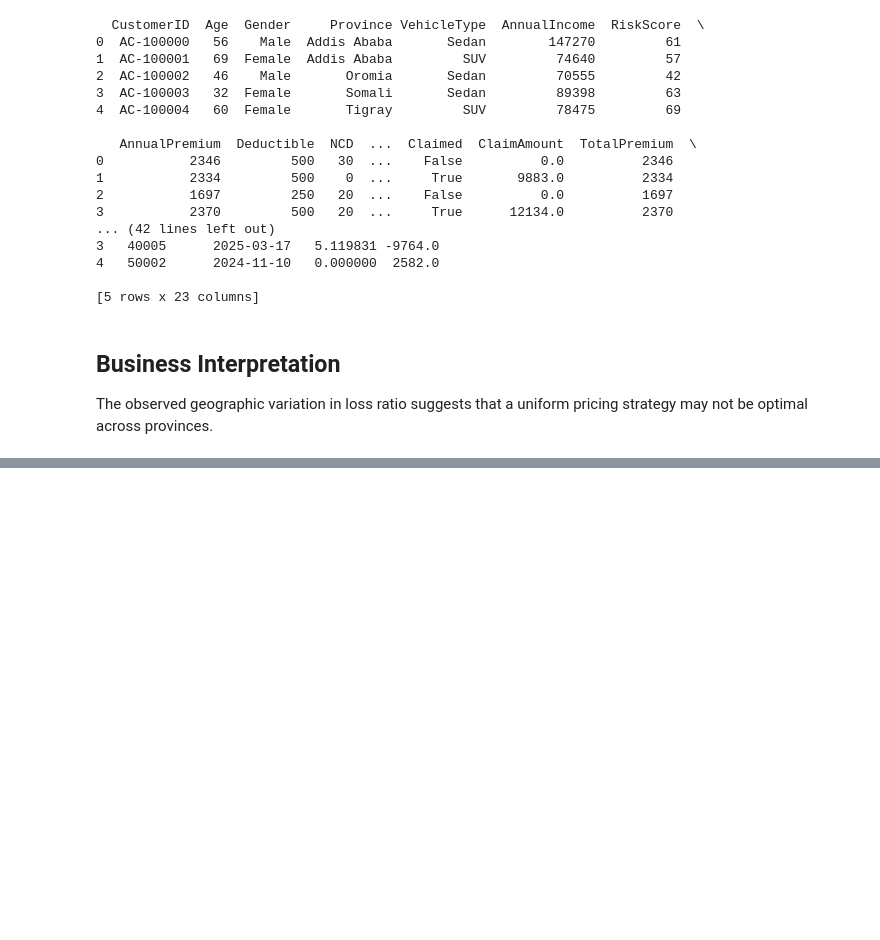
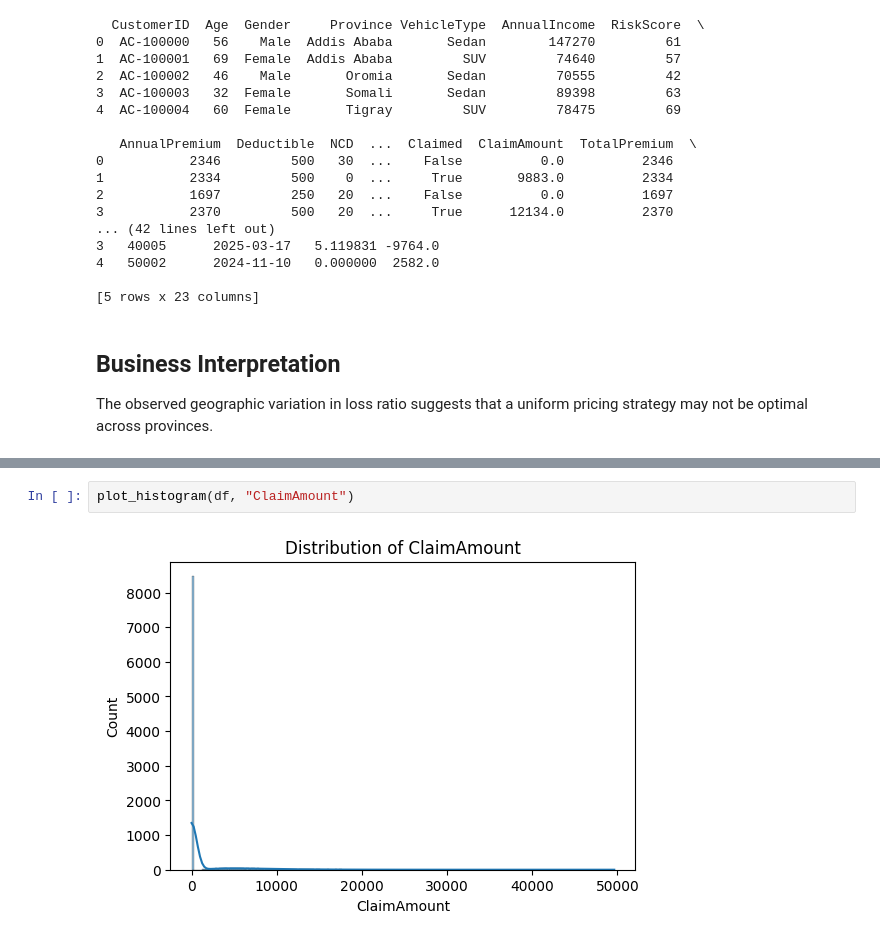
Before and after one commit to hawaebrahimhamid-png/insurance-risk-analytics, a Jupyter notebook: notebooks/01_eda.ipynb, the cells around one changed output, grey strips where cells are left out. Cells and saved outputs as stored; diff of their text form; blank space fills up the shorter version.

```diff
--- a/notebooks/01_eda.ipynb
+++ b/notebooks/01_eda.ipynb
@@ -519,0 +559,4 @@ The observed geographic variation in loss ratio suggests that a uniform pricing
+# %%
+plot_histogram(df, "ClaimAmount")
+# %% [output]
+[figure, added]
```
Also changed, not shown: parts of 10 cells of this notebook, 1 other file.
